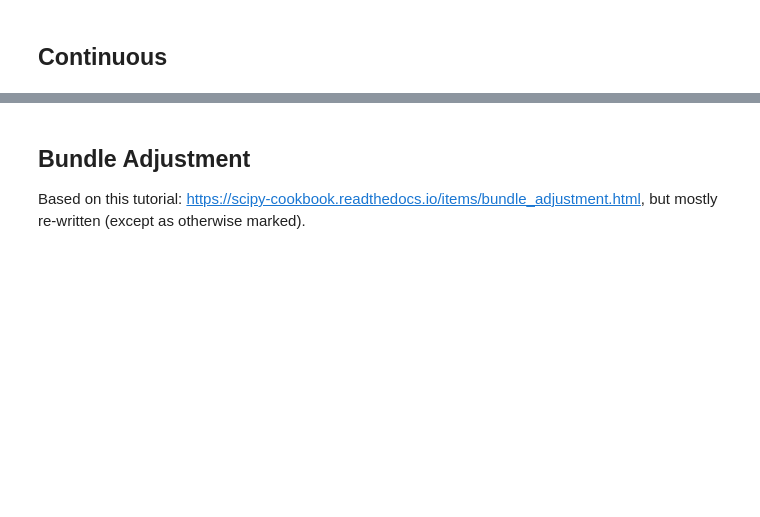
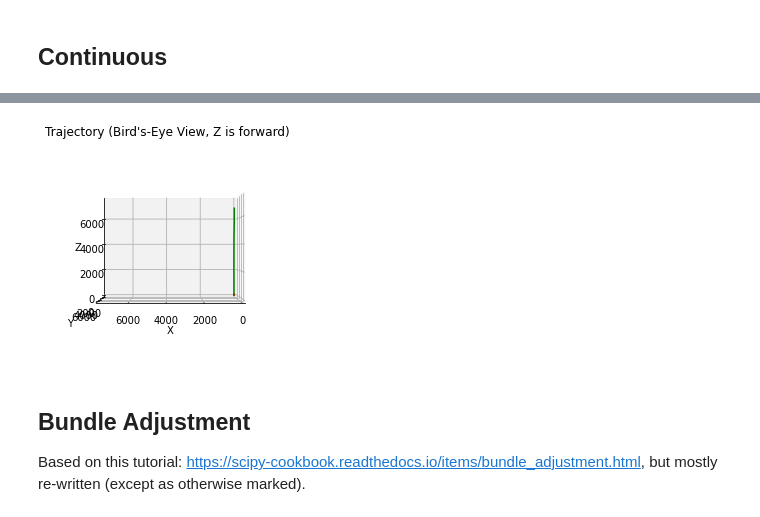
Before and after one commit to ariporad/comprobo-vision-project, a Jupyter notebook: main.ipynb, the cells around one changed output, grey strips where cells are left out. Drawn from its saved outputs; the diff is of its cells as text; code cells hidden in the pictures; blank space fills up the shorter version.

```diff
--- a/main.ipynb
+++ b/main.ipynb
@@ -3,17 +3,18 @@
 
 There's one cell that wraps everything together in a concise, functional demo.
 # %%
-%matplotlib notebook
+# %matplotlib notebook
 
 import cv2
 import pykitti
 import numpy as np
+from time import perf_counter
 from matplotlib import pyplot as plt
 
 kitti_dir = 'kitti'
 kitti_sequence = '04'
 
-kitti = pykitti.odometry(kitti_dir, kitti_sequence)
+kitti = pykitti.odometry(kitti_dir, kitti_sequence, frames=range(0, 200, 2))
 # %% [markdown]
 ## Detect Features
 # %%
@@ -277,6 +278,7 @@ err = triangulate_points(1, point_cloud, points0, points1, K, P0, P1)
 ### Run ###
 
 for frame_id, img in enumerate(islice(imgs, 50), start=2):
+	start_time = perf_counter()
 	img0, img1 = img1, img
 	points0, points1, matches, E = detect_matches_and_E(img0, img1, draw=False)
 	Es.append(E)
@@ -287,17 +289,16 @@ for frame_id, img in enumerate(islice(imgs, 50), start=2):
 		if point3d is not None:
 			points1_valid.append((point3d, point1))
 
-	print(f"Keeping {len(points1_valid)}/{len(points1)} new points, others weren't present in previous frame.")
 
 	P0 = P1
 	P1, R, t = P_from_PnP([point3d for point3d, _ in points1_valid], [point1 for _, point1 in points1_valid], K)
 	Ps.append(P1)
 	P1_fixed = np.vstack((P1, [0,0,0,1]))
-	print(P1_fixed, cur_pose)
 	cur_pose = (P1_fixed @ cur_pose)
 	poses.append(cur_pose)
 
 	err = triangulate_points(frame_id, point_cloud, points0, points1, K, P0, P1)
-	print("Mean reprojection error:", err)
+	duration = perf_counter() - start_time
+	print(f"Frame {frame_id} took {duration * 1000:.0f}ms: Keeping {len(points1_valid)}/{len(points1)} new points. Mean reprojection error: {err:.2f}.")
 
 original_poses = poses
@@ -309,34 +330,36 @@ def plot_trajectory(ax, poses, scale_factor=1.0, line_color='r', arrow_color='b'
     XYZ *= scale_factor
     UVW *= scale_factor
 
     MIN = 0
     MAX = np.max([np.max(XYZ), *ax.get_xlim(), *ax.get_ylim(), *ax.get_zlim()]) * 1.10
 
 #     ax.quiver(
 #         XYZ[::arrow_prop, 0], XYZ[::arrow_prop, 1], XYZ[::arrow_prop, 2],
 #         UVW[::arrow_prop, 0], UVW[::arrow_prop, 1], UVW[::arrow_prop, 2], color=arrow_color)
     ax.plot(XYZ[:, 0], XYZ[:, 1], XYZ[:, 2], line_color)
 
     ax.set_xlim(MIN, MAX)
     ax.set_ylim(MIN, MAX)
     ax.set_zlim(MIN, MAX)
 
 
 fig = plt.figure()
 ax = fig.add_subplot(projection='3d')
 ax.set_xlim(0, 1)
 ax.set_ylim(0, 1)
 ax.set_zlim(0, 1)
 plot_trajectory(ax, poses)
-plot_trajectory(ax, ground_truth_poses[:len(poses)], 0.60, 'g', 'g')
+plot_trajectory(ax, ground_truth_poses[:len(poses)], 50, 'g', 'g')
 
 ax.set_xlabel('X')
 ax.set_ylabel('Y')
 ax.set_zlabel('Z')
 
 ax.view_init(0, 90)
 ax.set_title("Trajectory (Bird's-Eye View, Z is forward)")
 plt.show()
+# %% [output]
+[figure, added]
 # %% [markdown]
 ## Bundle Adjustment
 Based on this tutorial: https://scipy-cookbook.readthedocs.io/items/bundle_adjustment.html, but mostly re-written (except as otherwise marked).
```
Also changed, not shown: parts of 8 cells of this notebook.
